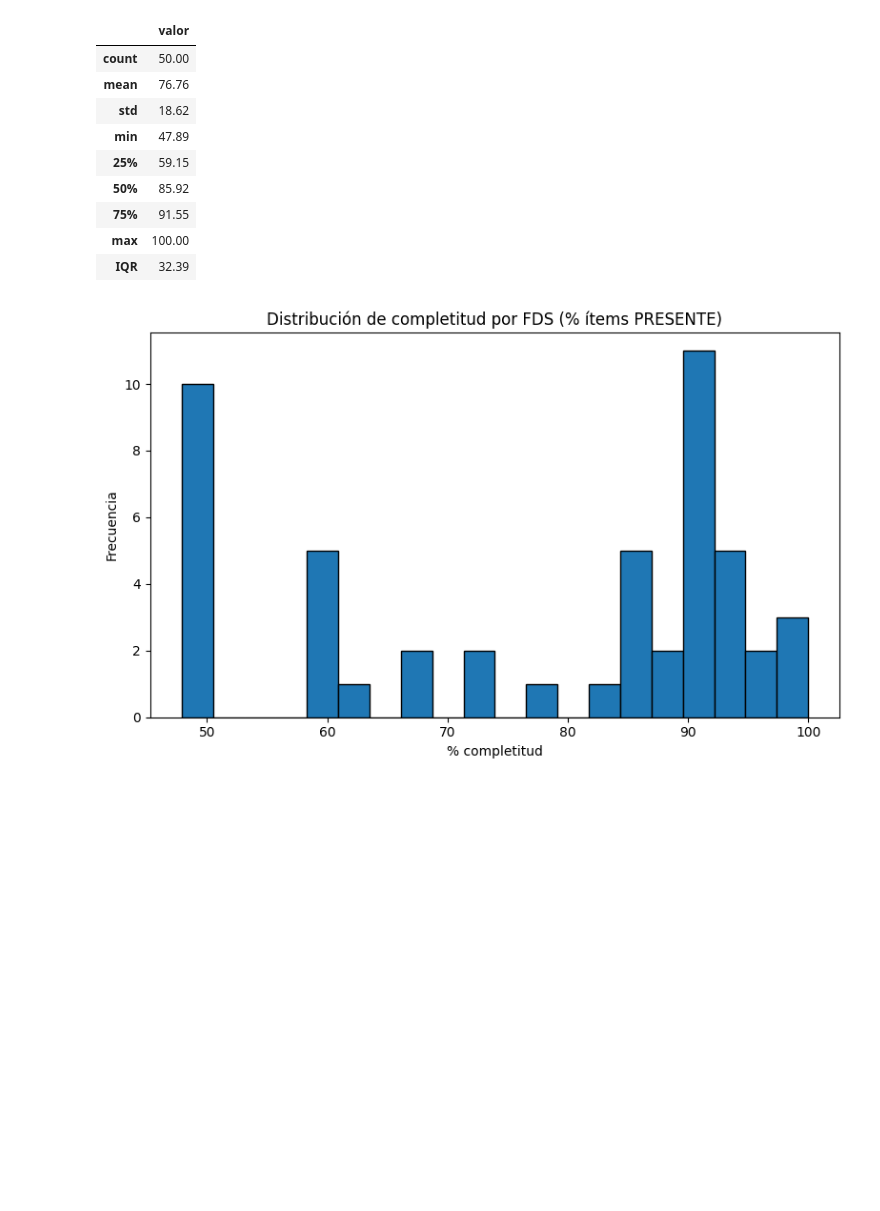
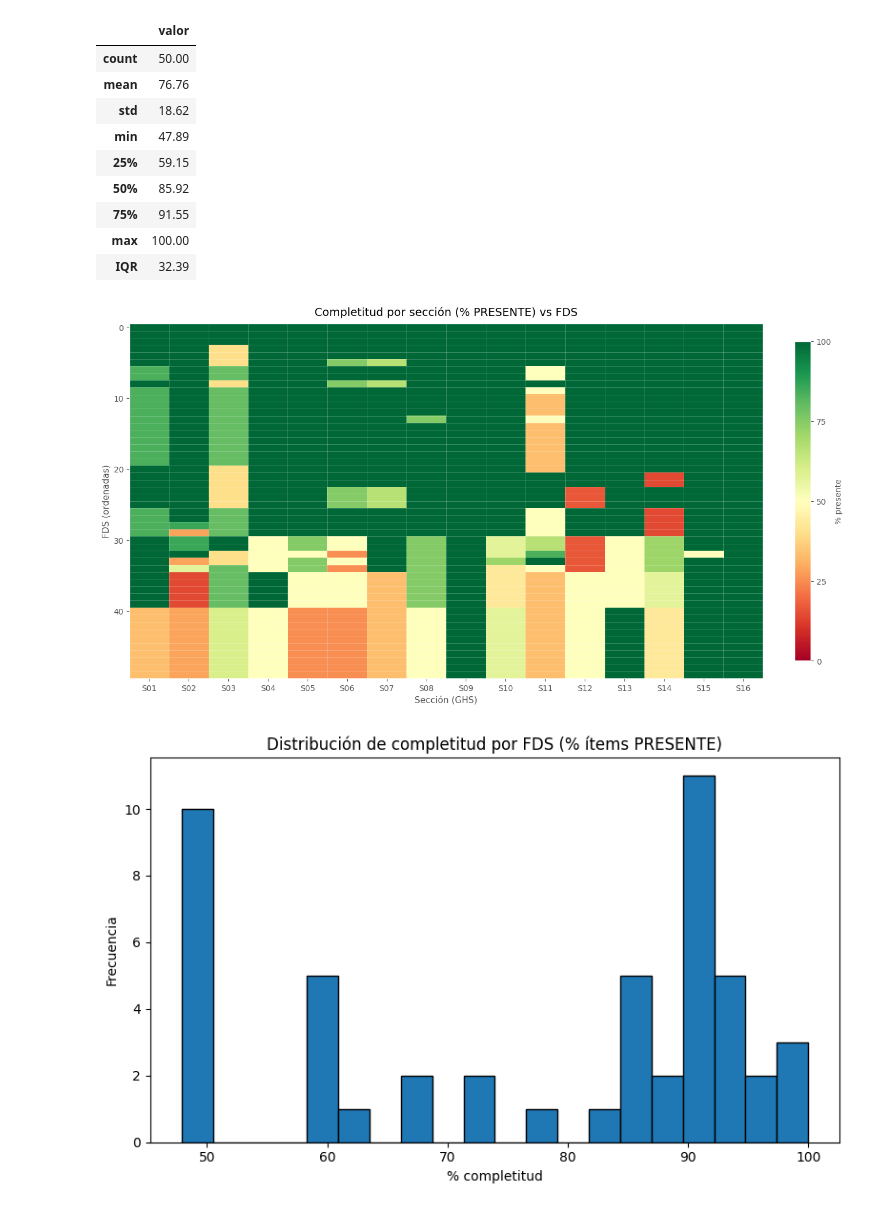
Before and after one commit to jpospinalo/SDS, a Jupyter notebook: notebooks/EDA.ipynb, the cells around one changed output. Saved outputs shown, nothing was run; the diff lists cells and outputs as text; code cells hidden in the pictures; blank space fills up the shorter version.

```diff
--- a/notebooks/EDA.ipynb
+++ b/notebooks/EDA.ipynb
@@ -220,6 +547,81 @@ tabla_completitud_stats
 | 75% | 91.55 |
 | max | 100.00 |
 | IQR | 32.39 |
+# %%
+import numpy as np
+import pandas as pd
+import matplotlib.pyplot as plt
+
+plt.style.use("ggplot")
+
+# --- 1) Matriz FDS x Sección (% presente) ---
+secciones = sorted({s for s in item_to_section.values() if s is not None})
+
+mat = pd.DataFrame(index=df.index, columns=secciones, dtype=float)
+for sec in secciones:
+    cols_sec = [c for c, s in item_to_section.items() if s == sec]
+    mat[sec] = df[cols_sec].eq("PRESENTE").mean(axis=1) * 100
+
+mat.columns = [f"S{c:02d}" for c in mat.columns]  # S01..S16
+
+# --- 2) Ordenar FDS ---
+if "COMPLETITUD_FDS" in df.columns:
+    order = df["COMPLETITUD_FDS"].sort_values(ascending=False).index
+elif "SCORE_GLOBAL_0_100" in df.columns:
+    order = df["SCORE_GLOBAL_0_100"].sort_values(ascending=False).index
+else:
+    order = df.index
+
+mat_ord = mat.loc[order]
+
+# Etiquetas Y (ID si existe)
+ylabels = df.loc[order, "ID"].astype(str).values if "ID" in df.columns else mat_ord.index.astype(str).values
+
+# --- 3) Heatmap "presentación" ---
+fig, ax = plt.subplots(figsize=(13, 7), constrained_layout=True)
+
+im = ax.imshow(
+    mat_ord.values,
+    aspect="auto",
+    vmin=0, vmax=100,
+    cmap="RdYlGn",          # 0=rojo (ausente), 100=verde (presente)
+    interpolation="nearest"
+)
+
+ax.set_title("Completitud por sección (% PRESENTE) vs FDS", fontsize=14, pad=10)
+ax.set_xlabel("Sección (GHS)", fontsize=11)
+ax.set_ylabel("FDS (ordenadas)", fontsize=11)
+
+# X: secciones
+ax.set_xticks(np.arange(mat_ord.shape[1]))
+ax.set_xticklabels(mat_ord.columns, fontsize=10)
+
+# Y: mostrar solo cada k etiqueta
+n = mat_ord.shape[0]
+step = max(n // 12, 1)
+yticks = np.arange(0, n, step)
+
+
+# Grid sutil
+ax.set_xticks(np.arange(-.5, mat_ord.shape[1], 1), minor=True)
+ax.set_yticks(np.arange(-.5, mat_ord.shape[0], 1), minor=True)
+ax.grid(which="minor", color="white", linestyle="-", linewidth=0.6, alpha=0.35)
+ax.tick_params(which="minor", bottom=False, left=False)
+
+# Colorbar
+cbar = fig.colorbar(im, ax=ax, shrink=0.9)
+cbar.set_label("% presente", fontsize=10)
+cbar.set_ticks([0, 25, 50, 75, 100])
+
+ax.grid(visible=False, which="major")
+ax.grid(visible=True, which="minor", color="white", linewidth=0.6, alpha=0.25)
+
+plt.show()
+
+# Exportación para presentación:
+# fig.savefig("heatmap_completitud_RdYlGn.png", dpi=300, bbox_inches="tight")
+# %% [output]
+[figure, added]
 # %%
 ax = df["COMPLETITUD_FDS"].plot(kind="hist", bins=20, edgecolor="black", figsize=(8,5))
 ax.set_title("Distribución de completitud por FDS (% ítems PRESENTE)")
```
Also changed, not shown: parts of 18 cells of this notebook, 1 other file.
